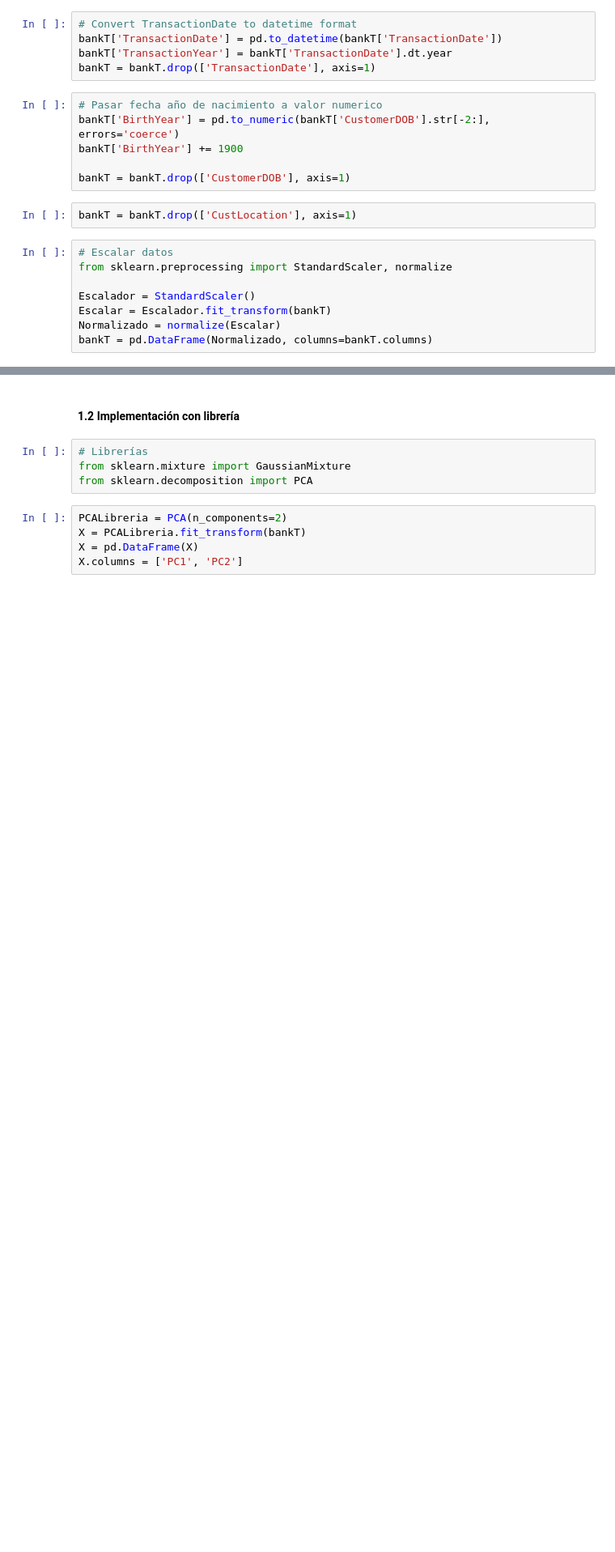
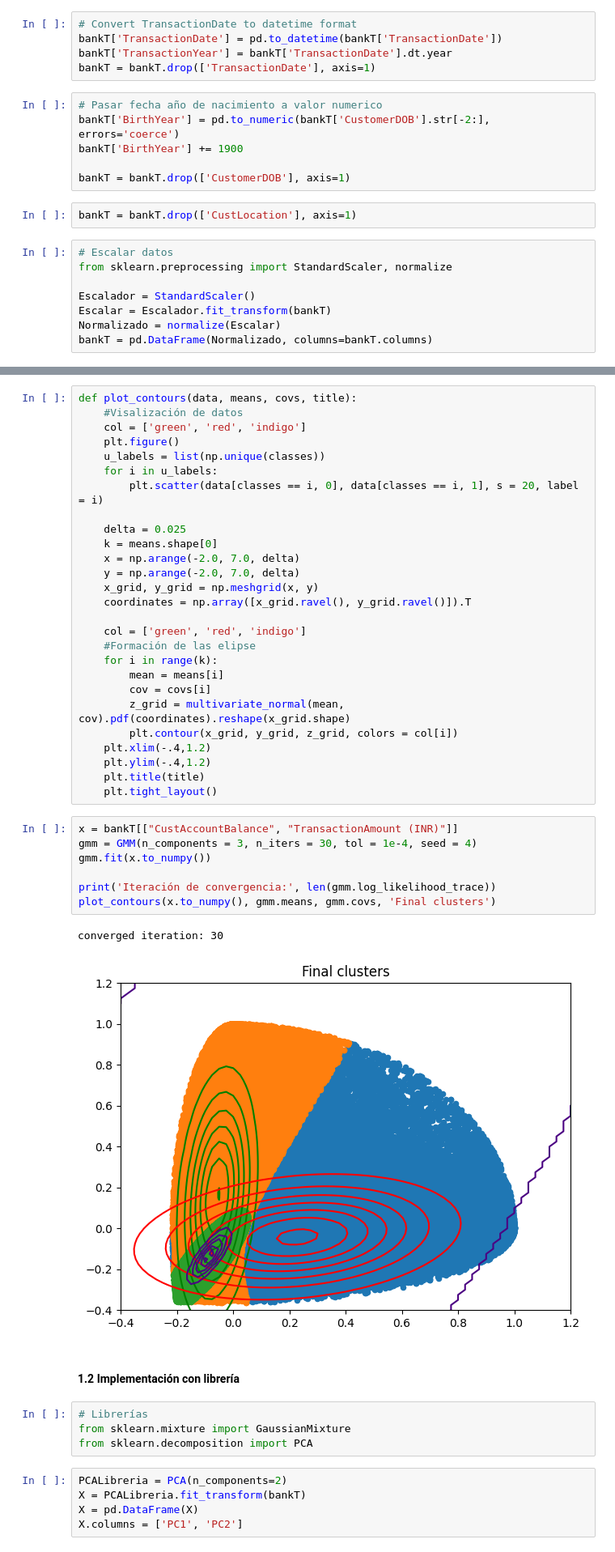
Before and after one commit to aleg001/Lab8, a Jupyter notebook: Lab8.ipynb, the cells around one changed output, grey strips where cells are left out. Shown at 81% size. Cells and saved outputs as stored; diff of their text form; blank space fills up the shorter version.

```diff
--- a/Lab8.ipynb
+++ b/Lab8.ipynb
@@ -110,3 +187,40 @@ sns.scatterplot(data=bankT, x="CustAccountBalance", y="TransactionAmount (INR)")
+# %%
+def plot_contours(data, means, covs, title):
+    #Visalización de datos
+    col = ['green', 'red', 'indigo']
+    plt.figure()
+    u_labels = list(np.unique(classes))
+    for i in u_labels:
+        plt.scatter(data[classes == i, 0], data[classes == i, 1], s = 20, label = i)
+
+    delta = 0.025
+    k = means.shape[0]
+    x = np.arange(-2.0, 7.0, delta)
+    y = np.arange(-2.0, 7.0, delta)
+    x_grid, y_grid = np.meshgrid(x, y)
+    coordinates = np.array([x_grid.ravel(), y_grid.ravel()]).T
+
+    col = ['green', 'red', 'indigo']
+    #Formación de las elipse
+    for i in range(k):
+        mean = means[i]
+        cov = covs[i]
+        z_grid = multivariate_normal(mean, cov).pdf(coordinates).reshape(x_grid.shape)
+        plt.contour(x_grid, y_grid, z_grid, colors = col[i])
+    plt.xlim(-.4,1.2)
+    plt.ylim(-.4,1.2)
+    plt.title(title)
+    plt.tight_layout()
+# %%
+x = bankT[["CustAccountBalance", "TransactionAmount (INR)"]]
+gmm = GMM(n_components = 3, n_iters = 30, tol = 1e-4, seed = 4)
+gmm.fit(x.to_numpy())
+
+print('Iteración de convergencia:', len(gmm.log_likelihood_trace))
+plot_contours(x.to_numpy(), gmm.means, gmm.covs, 'Final clusters')
+# %% [output]
+converged iteration: 30
+[figure, added]
 # %% [markdown]
 #### 1.2 Implementación con librería
 # %%
```
Also changed, not shown: parts of 10 cells of this notebook.
